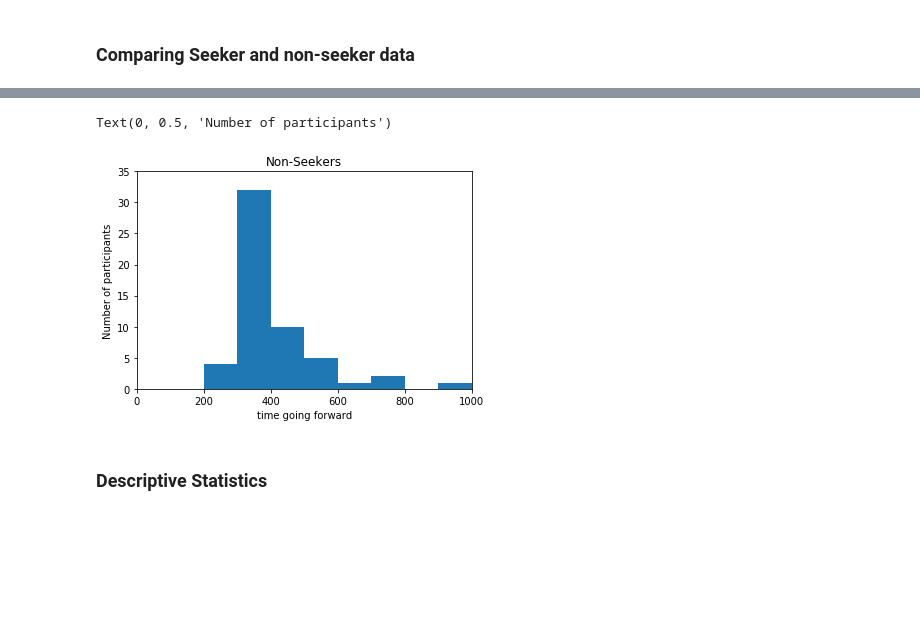
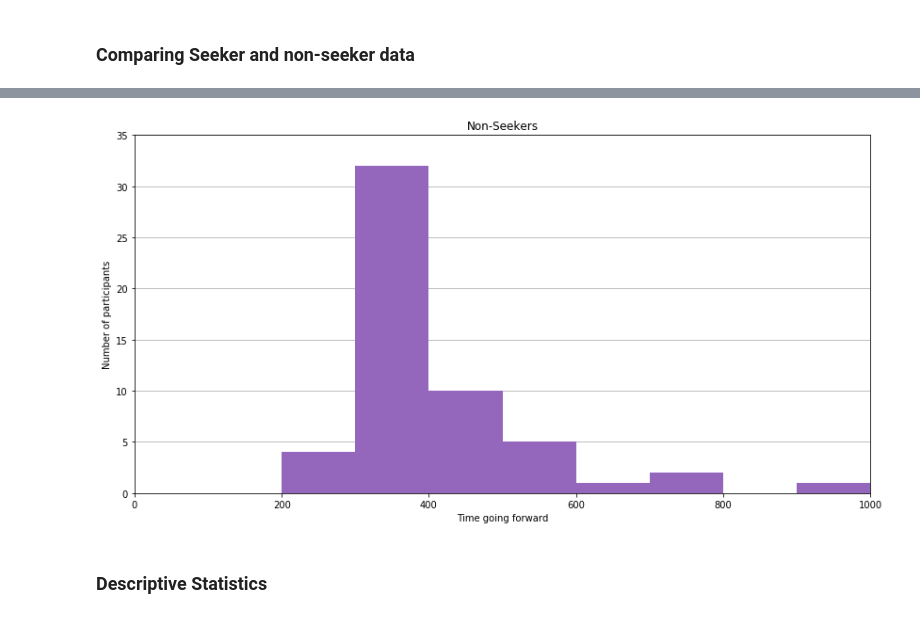
Before and after one commit to latedude2/P5-data-analysis, a Jupyter notebook: P5_result_analysis.ipynb, the cells around one changed output, grey strips where cells are left out. Saved outputs shown, nothing was run; the diff lists cells and outputs as text; code cells hidden in the pictures; blank space fills up the shorter version.

```diff
--- a/P5_result_analysis.ipynb
+++ b/P5_result_analysis.ipynb
@@ -509,13 +539,16 @@ Text(0, 0.5, 'Number of participants')
 # %%
-plt.hist(nonSeeker['time going forward'], bins = 10, range = (0,1000))
+fig = plt.figure(figsize=(14,7))
+plt.hist(nonSeeker['time going forward'], bins = 10, range = (0,1000), color='tab:purple')
 plt.ylim(0, 35)
 plt.xlim(0, 1000)
 plt.title("Non-Seekers")
 plt.xlabel("Time going forward")
 plt.ylabel("Number of participants")
+ax = fig.gca()
+ax.yaxis.grid(True)
+ax.set_axisbelow(True)
 # %% [output]
-Text(0, 0.5, 'Number of participants')
-[figure, old version]
+[figure, new version]
 # %% [markdown]
 ### Descriptive Statistics
 # %%
```
Also changed, not shown: parts of 15 cells of this notebook.
